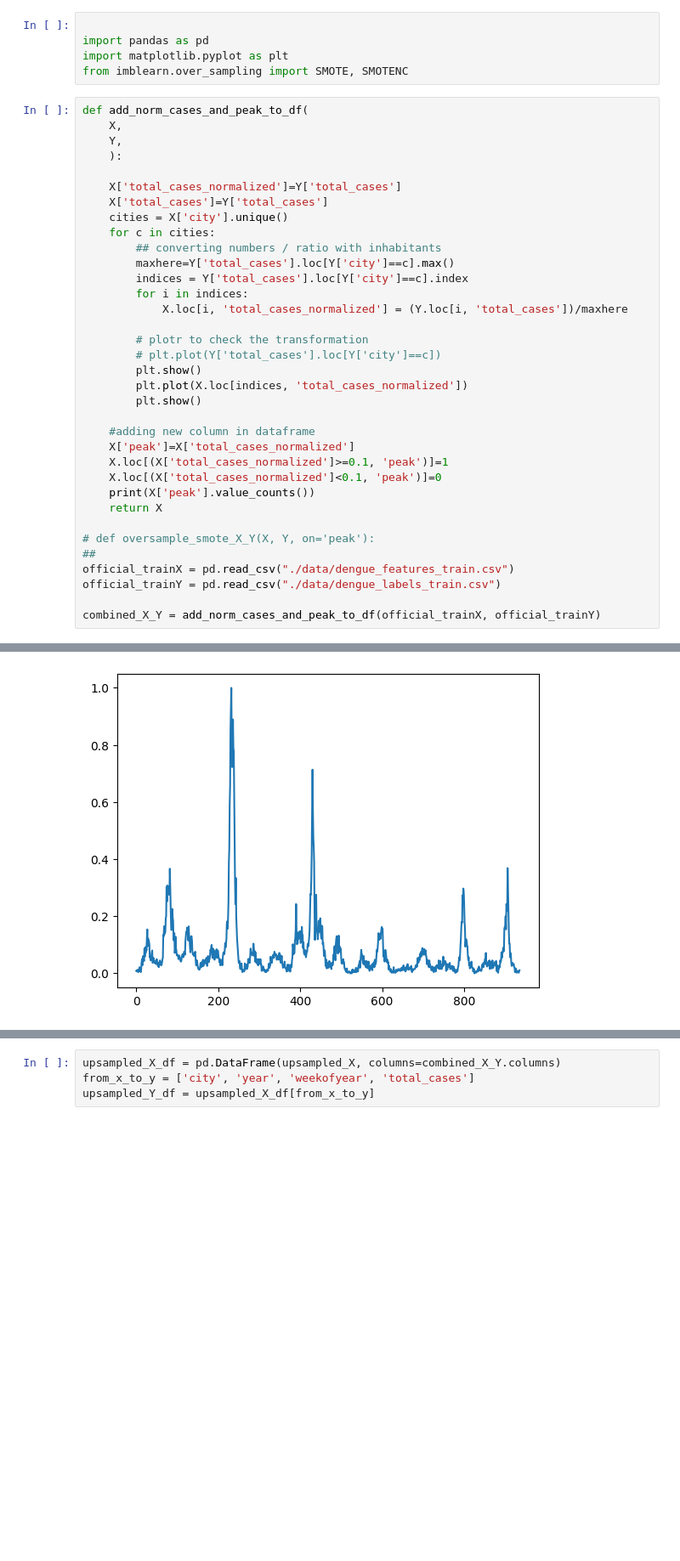
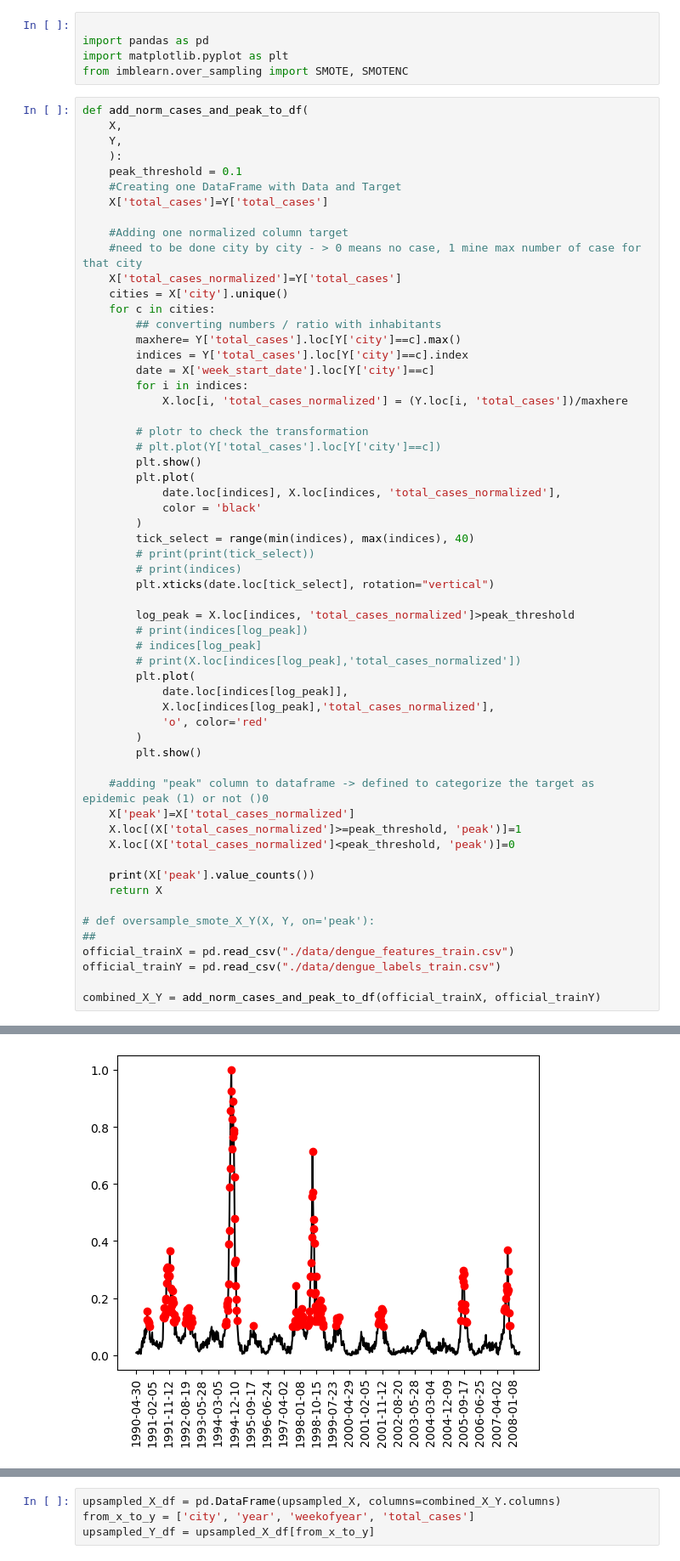
Before and after one commit to m41w4r3exe/dengai-undisease, a Jupyter notebook: presentation.ipynb, the cells around one changed output, grey strips where cells are left out. Shown: that part at 85% size. Drawn from its saved outputs; the diff is of its cells as text; blank space fills up the shorter version.

Commit message:
work in progress upsampling peaks

```diff
--- a/presentation.ipynb
+++ b/presentation.ipynb
@@ -59,27 +42,50 @@ def add_norm_cases_and_peak_to_df(
     X,
     Y,
     ):
+    peak_threshold = 0.1
+    #Creating one DataFrame with Data and Target
+    X['total_cases']=Y['total_cases']
 
+    #Adding one normalized column target
+    #need to be done city by city - > 0 means no case, 1 mine max number of case for that city
     X['total_cases_normalized']=Y['total_cases']
-    X['total_cases']=Y['total_cases']
     cities = X['city'].unique()
     for c in cities:
         ## converting numbers / ratio with inhabitants
-        maxhere=Y['total_cases'].loc[Y['city']==c].max()
+        maxhere= Y['total_cases'].loc[Y['city']==c].max()
         indices = Y['total_cases'].loc[Y['city']==c].index
+        date = X['week_start_date'].loc[Y['city']==c]
         for i in indices:
             X.loc[i, 'total_cases_normalized'] = (Y.loc[i, 'total_cases'])/maxhere
 
         # plotr to check the transformation
         # plt.plot(Y['total_cases'].loc[Y['city']==c])
         plt.show()
-        plt.plot(X.loc[indices, 'total_cases_normalized'])
+        plt.plot(
+            date.loc[indices], X.loc[indices, 'total_cases_normalized'],
+            color = 'black'
+        )
+        tick_select = range(min(indices), max(indices), 40)
+        # print(print(tick_select))
+        # print(indices)
+        plt.xticks(date.loc[tick_select], rotation="vertical")
+
+        log_peak = X.loc[indices, 'total_cases_normalized']>peak_threshold
+        # print(indices[log_peak])
+        # indices[log_peak]
+        # print(X.loc[indices[log_peak],'total_cases_normalized'])
+        plt.plot(
+            date.loc[indices[log_peak]],
+            X.loc[indices[log_peak],'total_cases_normalized'],
+            'o', color='red'
+        )
         plt.show()
 
-    #adding new column in dataframe
+    #adding "peak" column to dataframe -> defined to categorize the target as epidemic peak (1) or not ()0
     X['peak']=X['total_cases_normalized']
-    X.loc[(X['total_cases_normalized']>=0.1, 'peak')]=1
-    X.loc[(X['total_cases_normalized']<0.1, 'peak')]=0
+    X.loc[(X['total_cases_normalized']>=peak_threshold, 'peak')]=1
+    X.loc[(X['total_cases_normalized']<peak_threshold, 'peak')]=0
+
     print(X['peak'].value_counts())
     return X
 
@@ -93 +116 @@ combined_X_Y = add_norm_cases_and_peak_to_df(official_trainX, official_trainY)
-[figure, old version]
+[figure, new version]
```
Also changed, not shown: parts of 8 cells of this notebook.
